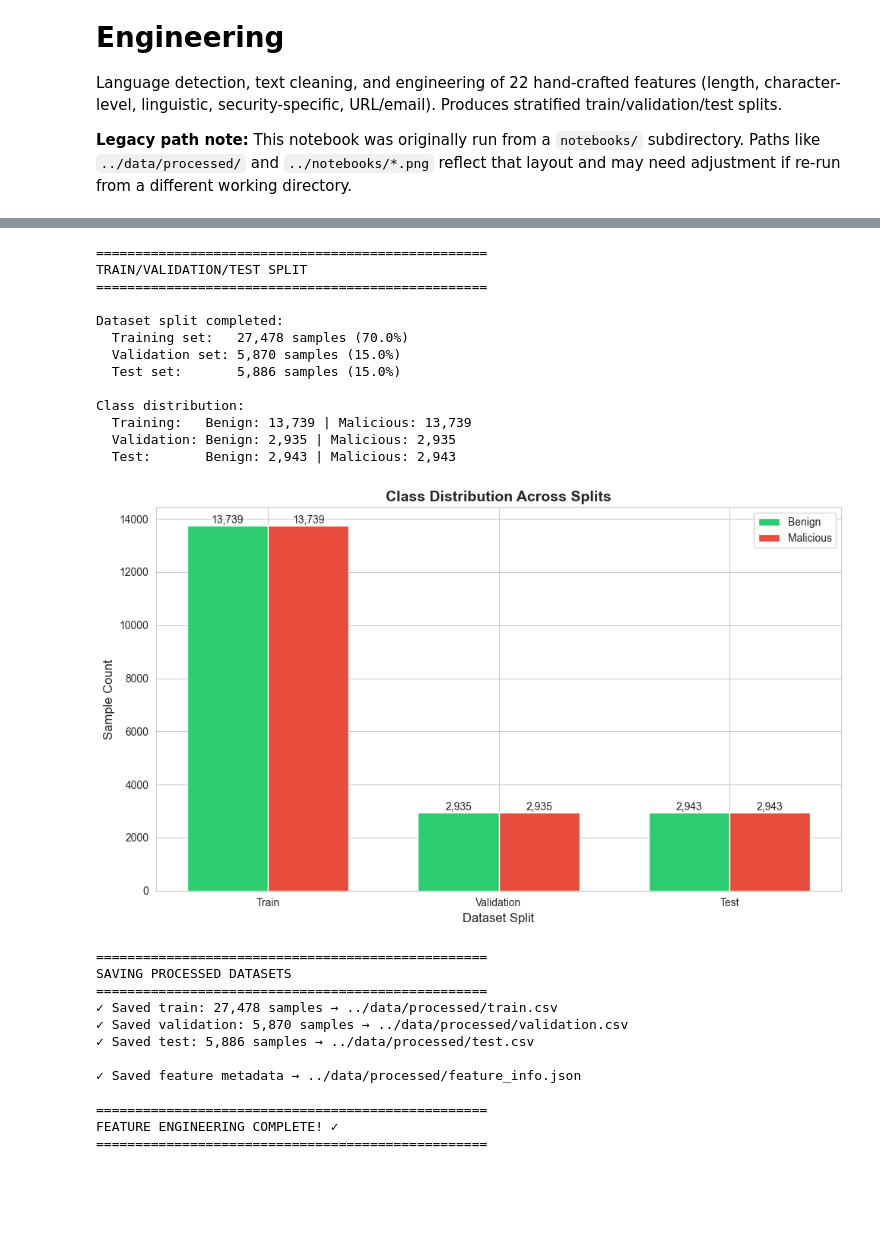
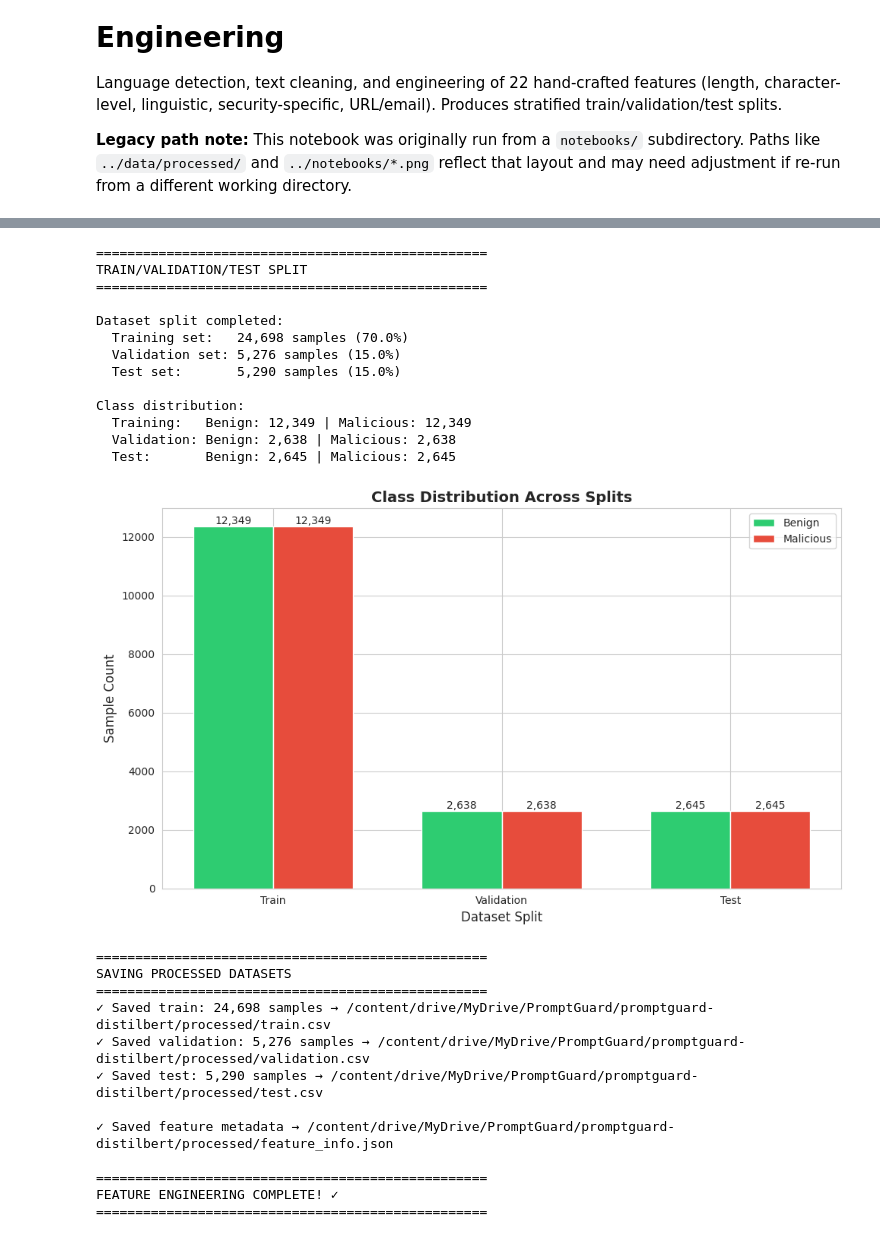
Before and after one commit to Hgaffa/PromptGuard-Research, a Jupyter notebook: promptguard-notebooks/02_preprocessing_and_feature_engineering.ipynb, the cells around one changed output, grey strips where cells are left out. Cells and saved outputs as stored; diff of their text form; code cells hidden in the pictures; blank space fills up the shorter version.

```diff
--- a/promptguard-notebooks/02_preprocessing_and_feature_engineering.ipynb
+++ b/promptguard-notebooks/02_preprocessing_and_feature_engineering.ipynb
@@ -34,7 +60,7 @@ print("✓ All libraries imported successfully")
 ✓ All libraries imported successfully
 # %%
-# Load the data from Session 1
-df = pd.read_csv('../data/processed/prompts_with_features.csv')
+# Load the corpus from NB01
+df = pd.read_csv(f"{DISTILBERT_DIR}/processed/corpus_with_features.csv")
 print(f"Loaded {len(df):,} prompts")
 print(f"Columns: {df.columns.tolist()}")
 # %% [output]
@@ -59,7 +141,7 @@ sample_size = min(5000, len(df))
 sample_df = df.sample(n=sample_size, random_state=42)
 
 print(f"Analyzing language for {sample_size:,} sample prompts...")
-sample_df['language'] = sample_df['Prompt'].apply(detect_language)
+sample_df['language'] = sample_df['text'].apply(detect_language)
 
 # Language distribution overall
 print("\nOverall language distribution:")
@@ -70,7 +152,7 @@ print(lang_dist.head(10))
 print("\nLanguage distribution by class:")
 lang_by_class = pd.crosstab(
     sample_df['language'],
-    sample_df['isMalicious'],
+    sample_df['label'],
     normalize='columns'
 ) * 100
 
@@ -80,7 +162,6 @@ print(lang_by_class.round(2))
 # Visualize
 fig, axes = plt.subplots(1, 2, figsize=(15, 5))
 
-# Overall distribution
 top_langs = lang_dist.head(10)
 top_langs.plot(kind='bar', ax=axes[0], color='skyblue')
 axes[0].set_title('Top 10 Languages in Dataset (Sample)', fontsize=14, fontweight='bold')
@@ -88,8 +169,7 @@ axes[0].set_xlabel('Language Code', fontsize=12)
 axes[0].set_ylabel('Count', fontsize=12)
 axes[0].set_xticklabels(axes[0].get_xticklabels(), rotation=45)
 
-# By class - stacked bar
-lang_by_class_counts = pd.crosstab(sample_df['language'], sample_df['isMalicious'])
+lang_by_class_counts = pd.crosstab(sample_df['language'], sample_df['label'])
 top_lang_codes = lang_by_class_counts.sum(axis=1).nlargest(10).index
 lang_by_class_counts.loc[top_lang_codes].plot(
     kind='bar',
@@ -104,12 +184,11 @@ axes[1].legend(['Benign', 'Malicious'])
 axes[1].set_xticklabels(axes[1].get_xticklabels(), rotation=45)
 
 plt.tight_layout()
-plt.savefig('../notebooks/language_distribution.png', dpi=300, bbox_inches='tight')
 plt.show()
 
 # Add language feature to main dataframe (for entire dataset)
 print("\nAdding language detection to full dataset (this may take a few minutes)...")
-df['language'] = df['Prompt'].apply(detect_language)
+df['language'] = df['text'].apply(detect_language)
 print("✓ Language detection complete")
 # %% [output]
 ==================================================
@@ -164,25 +243,24 @@ def clean_text(text, preserve_special=True):
 
     # Optionally remove special characters (we'll keep them for malicious detection)
     if not preserve_special:
-        # Remove punctuation except basic ones
         text = re.sub(r'[^\w\s.,!?-]', '', text)
 
     return text
 
 # Apply cleaning
 print("Cleaning text...")
-df['prompt_cleaned'] = df['Prompt'].apply(lambda x: clean_text(x, preserve_special=True))
+df['prompt_cleaned'] = df['text'].apply(lambda x: clean_text(x, preserve_special=True))
 
 # Show examples
 print("\nExample cleaning results:")
 print("\n--- Original vs Cleaned (Benign) ---")
-for idx in df[df['isMalicious'] == 0].sample(3, random_state=42).index:
-    print(f"\nOriginal: {df.loc[idx, 'Prompt'][:100]}...")
+for idx in df[df['label'] == 0].sample(3, random_state=42).index:
+    print(f"\nOriginal: {df.loc[idx, 'text'][:100]}...")
     print(f"Cleaned:  {df.loc[idx, 'prompt_cleaned'][:100]}...")
 
 print("\n--- Original vs Cleaned (Malicious) ---")
-for idx in df[df['isMalicious'] == 1].sample(3, random_state=42).index:
-    print(f"\nOriginal: {df.loc[idx, 'Prompt'][:100]}...")
+for idx in df[df['label'] == 1].sample(3, random_state=42).index:
+    print(f"\nOriginal: {df.loc[idx, 'text'][:100]}...")
     print(f"Cleaned:  {df.loc[idx, 'prompt_cleaned'][:100]}...")
 # %% [output]
 ==================================================
@@ -475,13 +609,18 @@ print("TRAIN/VALIDATION/TEST SPLIT")
 print("="*50)
 
 # Define features and target
-feature_columns = numerical_features  # Use all numerical features
+feature_columns = numerical_features
 X = df[feature_columns]
-y = df['isMalicious']
+y = df['label']
 
 # Also keep text and metadata for later
-text_data = df[['Prompt', 'prompt_cleaned']]
-metadata = df[['language']]
+text_data = df[['text', 'prompt_cleaned']]
+metadata_cols = ['language']
+if 'source_dataset' in df.columns:
+    metadata_cols.append('source_dataset')
+if 'attack_type' in df.columns:
+    metadata_cols.append('attack_type')
+metadata = df[metadata_cols]
 
 # First split: separate test set (15%)
 X_temp, X_test, y_temp, y_test, text_temp, text_test, meta_temp, meta_test = train_test_split(
@@ -505,15 +644,12 @@ print(f"  Training set:   {len(X_train):,} samples ({100*len(X_train)/len(df):.1
 print(f"  Validation set: {len(X_val):,} samples ({100*len(X_val)/len(df):.1f}%)")
 print(f"  Test set:       {len(X_test):,} samples ({100*len(X_test)/len(df):.1f}%)")
 
-# Verify class balance in each split
 print(f"\nClass distribution:")
 print(f"  Training:   Benign: {(y_train==0).sum():,} | Malicious: {(y_train==1).sum():,}")
 print(f"  Validation: Benign: {(y_val==0).sum():,} | Malicious: {(y_val==1).sum():,}")
 print(f"  Test:       Benign: {(y_test==0).sum():,} | Malicious: {(y_test==1).sum():,}")
 
-# Visualize split
 fig, ax = plt.subplots(figsize=(10, 6))
-
 splits = ['Train', 'Validation', 'Test']
 benign_counts = [(y_train==0).sum(), (y_val==0).sum(), (y_test==0).sum()]
 malicious_counts = [(y_train==1).sum(), (y_val==1).sum(), (y_test==1).sum()]
@@ -521,48 +657,45 @@ malicious_counts = [(y_train==1).sum(), (y_val==1).sum(), (y_test==1).sum()]
 x = np.arange(len(splits))
 width = 0.35
 
 bars1 = ax.bar(x - width/2, benign_counts, width, label='Benign', color='#2ecc71')
 bars2 = ax.bar(x + width/2, malicious_counts, width, label='Malicious', color='#e74c3c')
 
 ax.set_xlabel('Dataset Split', fontsize=12)
 ax.set_ylabel('Sample Count', fontsize=12)
 ax.set_title('Class Distribution Across Splits', fontsize=14, fontweight='bold')
 ax.set_xticks(x)
 ax.set_xticklabels(splits)
 ax.legend()
 
-# Add value labels on bars
 for bars in [bars1, bars2]:
     for bar in bars:
         height = bar.get_height()
         ax.text(bar.get_x() + bar.get_width()/2., height,
                 f'{int(height):,}',
                 ha='center', va='bottom', fontsize=10)
 
 plt.tight_layout()
-plt.savefig('../notebooks/data_split.png', dpi=300, bbox_inches='tight')
 plt.show()
 # %% [output]
 ==================================================
 TRAIN/VALIDATION/TEST SPLIT
 ==================================================
 
 Dataset split completed:
-  Training set:   27,478 samples (70.0%)
-  Validation set: 5,870 samples (15.0%)
-  Test set:       5,886 samples (15.0%)
+  Training set:   24,698 samples (70.0%)
+  Validation set: 5,276 samples (15.0%)
+  Test set:       5,290 samples (15.0%)
 
 Class distribution:
-  Training:   Benign: 13,739 | Malicious: 13,739
-  Validation: Benign: 2,935 | Malicious: 2,935
-  Test:       Benign: 2,943 | Malicious: 2,943
+  Training:   Benign: 12,349 | Malicious: 12,349
+  Validation: Benign: 2,638 | Malicious: 2,638
+  Test:       Benign: 2,645 | Malicious: 2,645
-[figure, old version]
+[figure, new version]
 # %%
 print("\n" + "="*50)
 print("SAVING PROCESSED DATASETS")
 print("="*50)
 
-# Combine features, text, and labels for saving
 def save_split(X, y, text, meta, name):
     """Combine and save a dataset split"""
     combined = pd.concat([
@@ -572,7 +705,7 @@ def save_split(X, y, text, meta, name):
         y.reset_index(drop=True)
     ], axis=1)
 
-    filepath = f'../data/processed/{name}.csv'
+    filepath = f"{DISTILBERT_DIR}/processed/{name}.csv"
     combined.to_csv(filepath, index=False)
     print(f"✓ Saved {name}: {len(combined):,} samples → {filepath}")
     return combined
@@ -589,9 +722,9 @@ feature_info = {
 }
 
 import json
-with open('../data/processed/feature_info.json', 'w') as f:
+with open(f"{DISTILBERT_DIR}/processed/feature_info.json", 'w') as f:
     json.dump(feature_info, f, indent=2)
-print(f"\n✓ Saved feature metadata → ../data/processed/feature_info.json")
+print(f"\n✓ Saved feature metadata → {DISTILBERT_DIR}/processed/feature_info.json")
 
 print("\n" + "="*50)
 print("FEATURE ENGINEERING COMPLETE! ✓")
@@ -600,11 +733,11 @@ print("="*50)
 ==================================================
 SAVING PROCESSED DATASETS
 ==================================================
-✓ Saved train: 27,478 samples → ../data/processed/train.csv
-✓ Saved validation: 5,870 samples → ../data/processed/validation.csv
-✓ Saved test: 5,886 samples → ../data/processed/test.csv
+✓ Saved train: 24,698 samples → /content/drive/MyDrive/PromptGuard/promptguard-distilbert/processed/train.csv
+✓ Saved validation: 5,276 samples → /content/drive/MyDrive/PromptGuard/promptguard-distilbert/processed/validation.csv
+✓ Saved test: 5,290 samples → /content/drive/MyDrive/PromptGuard/promptguard-distilbert/processed/test.csv
 
-✓ Saved feature metadata → ../data/processed/feature_info.json
+✓ Saved feature metadata → /content/drive/MyDrive/PromptGuard/promptguard-distilbert/processed/feature_info.json
 
 ==================================================
 FEATURE ENGINEERING COMPLETE! ✓
```
Also changed, not shown: parts of 10 cells of this notebook, 5 other files.
